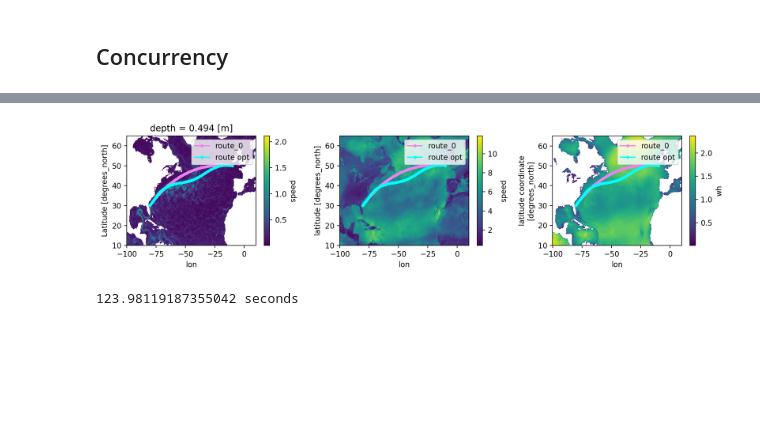
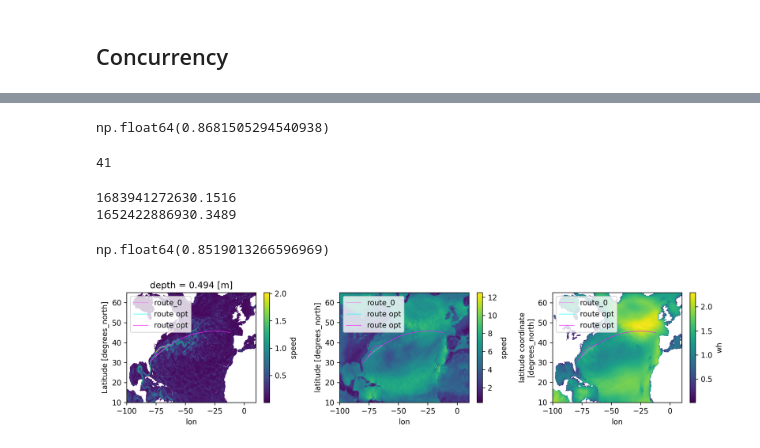
Before and after one commit to willirath/ship_routing, a Jupyter notebook: doc/examples/ship_routing_example_genetic.ipynb, the cells around one changed output, grey strips where cells are left out. Drawn from its saved outputs; the diff is of its cells as text; code cells hidden in the pictures; blank space fills up the shorter version.

```diff
--- a/doc/examples/ship_routing_example_genetic.ipynb
+++ b/doc/examples/ship_routing_example_genetic.ipynb
@@ -410,3 +485,0 @@ population = [pc.compute() for pc in [pp.persist() for pp in population]]
-# %%
-for lr in population:
-    plt.plot(lr.route.data_frame.lon, lr.route.data_frame.lat, 'k-', alpha=0.1)
@@ -414,0 +486,11 @@ for lr in population:
+# %%
+fig, ax = plt.subplots(
+    1, len(generations), figsize=(3 * len(generations), 3),
+    sharex=True,
+    sharey=True,
+)
+fig.set_dpi(300)
+
+for _g, _ax in zip(generations, ax):
+    for lr in _g:
+        _ax.plot(lr.route.data_frame.lon, lr.route.data_frame.lat, 'k-', alpha=0.1)
@@ -443,26 +524,54 @@ route_0.data_frame.plot.line(
+# %%
+population[imin].route.cost_through(_currents, _winds, _waves) / route_0.cost_through(_currents, _winds, _waves)
+# %% [output]
+np.float64(0.8681505294540938)
+# %%
+r_min = population[imin]
+# %%
+len(r_min.route)
+# %% [output]
+41
+# %%
+r_min_grad = gradient_descent(
+    route=r_min.route,
+    num_iterations=3,
+    current_data_set=_currents,
+    wind_data_set=_winds,
+    wave_data_set=_waves,
+)
+# %%
+print(r_min.route.cost_through(_currents, _winds, _waves))
+print(r_min_grad[0].cost_through(_currents, _winds, _waves))
+# %% [output]
+1683941272630.1516
+1652422886930.3489
+# %%
+r_min_grad[0].cost_through(_currents, _winds, _waves) / route_0.cost_through(_currents, _winds, _waves)
+# %% [output]
+np.float64(0.8519013266596969)
 # %%
 fig, ax = plt.subplots(1, 3, figsize=(12, 3))
 
-fig.set_dpi(200)
+fig.set_dpi(300)
 
 _currents.speed.mean("time").plot(ax=ax[0])
 _winds.speed.mean("time").plot(ax=ax[1])
 _waves.wh.mean("time").plot(ax=ax[2])
 
 for _ax in ax.flatten():
     route_0.data_frame.plot.line(
-        x="lon", y="lat", marker=".", ax=_ax, color="violet", label="route_0"
+        x="lon", y="lat", linewidth=.6, ax=_ax, color="violet", label="route_0"
     )
 for _ax in ax.flatten():
     population[imin].route.data_frame.plot.line(
-        x="lon", y="lat", marker=".", ax=_ax, color="cyan", label="route opt"
+        x="lon", y="lat", linewidth=.6, ax=_ax, color="cyan", label="route opt"
     )
 
+for _ax in ax.flatten():
+    r_min_grad[0].data_frame.plot.line(
+        x="lon", y="lat", linewidth=.6, ax=_ax, color="magenta", label="route opt"
+    )
 
 fig.tight_layout();
 # %% [output]
-[figure, old version]
+[figure, new version]
-# %%
-print(time.time() - tic, "seconds")
-# %% [output]
-123.98119187355042 seconds
```
Also changed, not shown: parts of 27 cells of this notebook, 6 other files.
